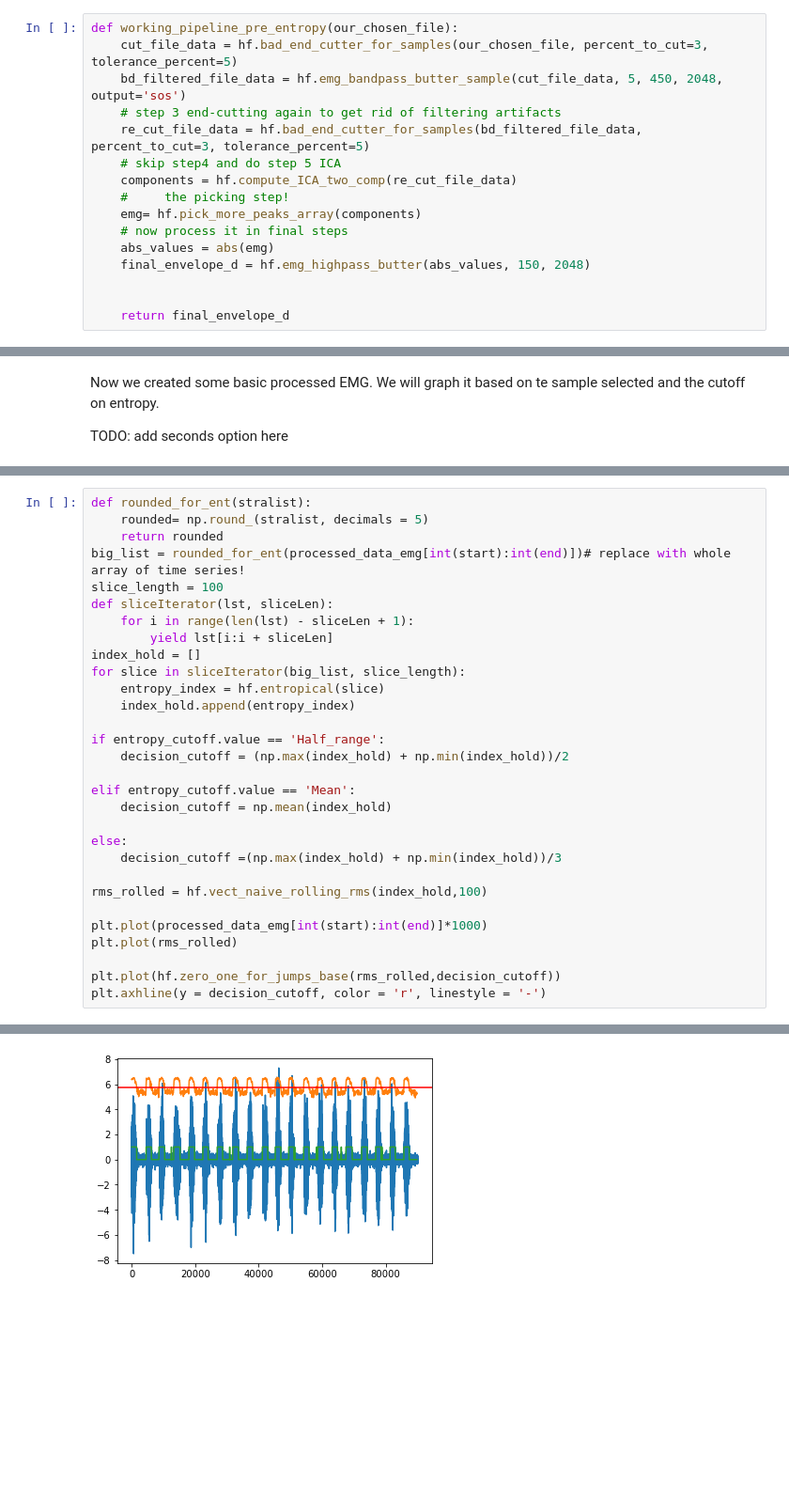
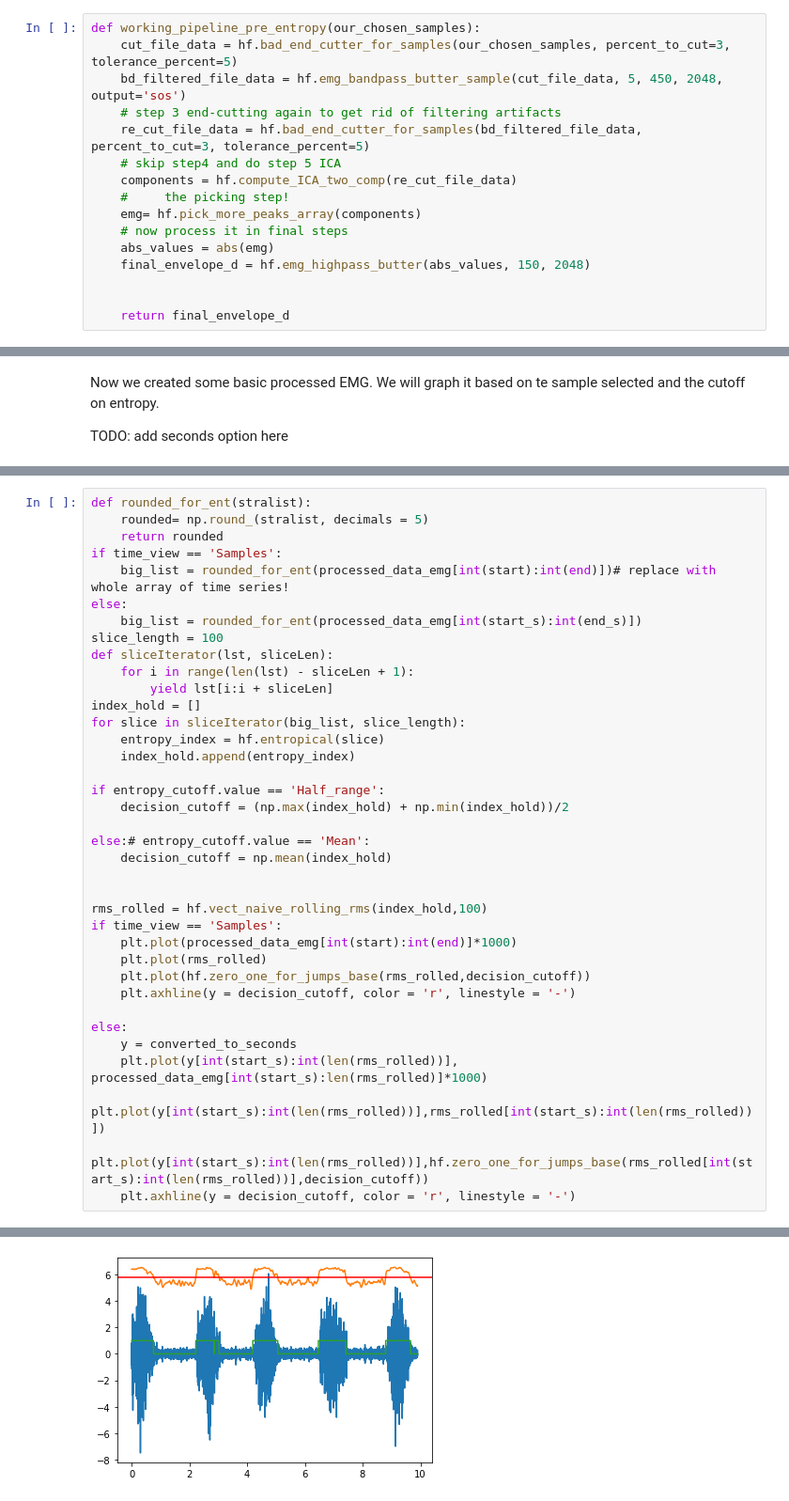
Before and after one commit to NLeSC/rsemg, a Jupyter notebook: researcher_interface/widgeted_entropy1.ipynb, the cells around one changed output, grey strips where cells are left out. Shown at 94% size. Cells and saved outputs as stored; diff of their text form; blank space fills up the shorter version.

Commit message:
fix to seconds entropy

```diff
--- a/researcher_interface/widgeted_entropy1.ipynb
+++ b/researcher_interface/widgeted_entropy1.ipynb
@@ -164,8 +164,8 @@ if time_view == 'Seconds':
 # %% [markdown]
 Happy with your selection? If not redo, then we can see how the filter the selection in a basic pipleline before extracint entropy.
 # %%
-def working_pipeline_pre_entropy(our_chosen_file):
-    cut_file_data = hf.bad_end_cutter_for_samples(our_chosen_file, percent_to_cut=3, tolerance_percent=5)
+def working_pipeline_pre_entropy(our_chosen_samples):
+    cut_file_data = hf.bad_end_cutter_for_samples(our_chosen_samples, percent_to_cut=3, tolerance_percent=5)
     bd_filtered_file_data = hf.emg_bandpass_butter_sample(cut_file_data, 5, 450, 2048, output='sos')
     # step 3 end-cutting again to get rid of filtering artifacts
     re_cut_file_data = hf.bad_end_cutter_for_samples(bd_filtered_file_data, percent_to_cut=3, tolerance_percent=5)
@@ -209,7 +205,10 @@ display(entropy_cutoff)
 def rounded_for_ent(stralist):
     rounded= np.round_(stralist, decimals = 5)
     return rounded
-big_list = rounded_for_ent(processed_data_emg[int(start):int(end)])# replace with whole array of time series!
+if time_view == 'Samples':
+    big_list = rounded_for_ent(processed_data_emg[int(start):int(end)])# replace with whole array of time series!
+else:
+    big_list = rounded_for_ent(processed_data_emg[int(start_s):int(end_s)])
 slice_length = 100
 def sliceIterator(lst, sliceLen):
     for i in range(len(lst) - sliceLen + 1):
@@ -222,17 +221,21 @@ for slice in sliceIterator(big_list, slice_length):
 if entropy_cutoff.value == 'Half_range':
     decision_cutoff = (np.max(index_hold) + np.min(index_hold))/2
 
-elif entropy_cutoff.value == 'Mean':
+else:# entropy_cutoff.value == 'Mean':
     decision_cutoff = np.mean(index_hold)
 
-else:
-    decision_cutoff =(np.max(index_hold) + np.min(index_hold))/3
 
 rms_rolled = hf.vect_naive_rolling_rms(index_hold,100)
+if time_view == 'Samples':
+    plt.plot(processed_data_emg[int(start):int(end)]*1000)
+    plt.plot(rms_rolled)
+    plt.plot(hf.zero_one_for_jumps_base(rms_rolled,decision_cutoff))
+    plt.axhline(y = decision_cutoff, color = 'r', linestyle = '-')
 
-plt.plot(processed_data_emg[int(start):int(end)]*1000)
-plt.plot(rms_rolled)
-
-plt.plot(hf.zero_one_for_jumps_base(rms_rolled,decision_cutoff))
-plt.axhline(y = decision_cutoff, color = 'r', linestyle = '-')
+else:
+    y = converted_to_seconds
+    plt.plot(y[int(start_s):int(len(rms_rolled))], processed_data_emg[int(start_s):len(rms_rolled)]*1000)
+    plt.plot(y[int(start_s):int(len(rms_rolled))],rms_rolled[int(start_s):int(len(rms_rolled))])
+    plt.plot(y[int(start_s):int(len(rms_rolled))],hf.zero_one_for_jumps_base(rms_rolled[int(start_s):int(len(rms_rolled))],decision_cutoff))
+    plt.axhline(y = decision_cutoff, color = 'r', linestyle = '-')
 # %% [output]
@@ -240 +244 @@ plt.axhline(y = decision_cutoff, color = 'r', linestyle = '-')
-[figure, old version]
+[figure, new version]
```
Also changed, not shown: parts of 8 cells of this notebook.
